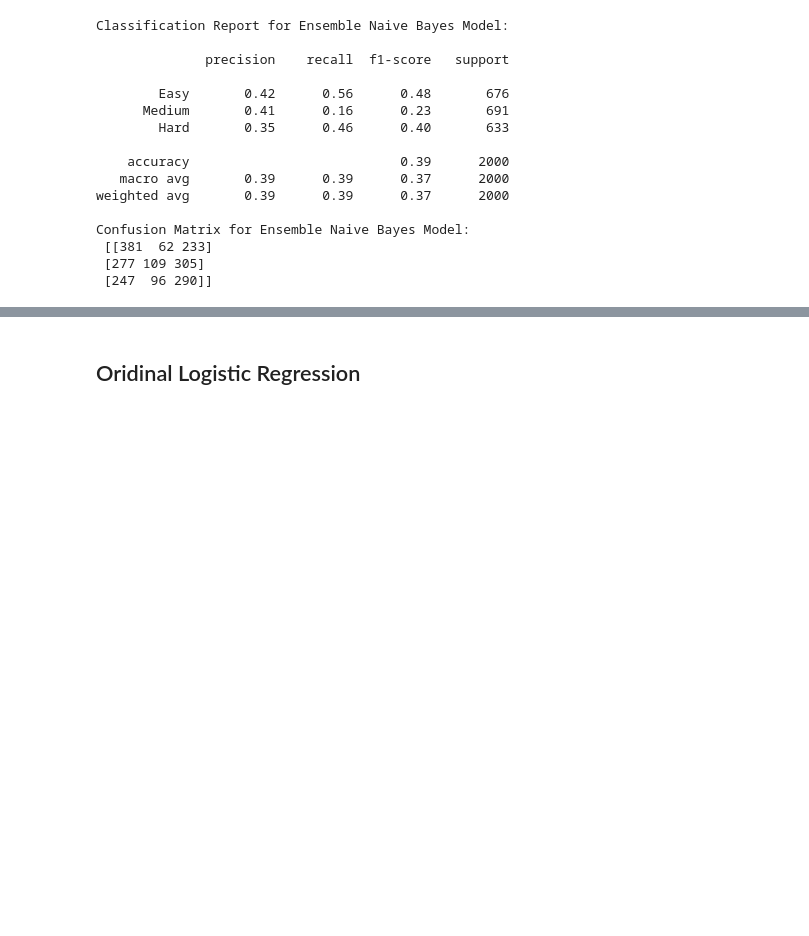
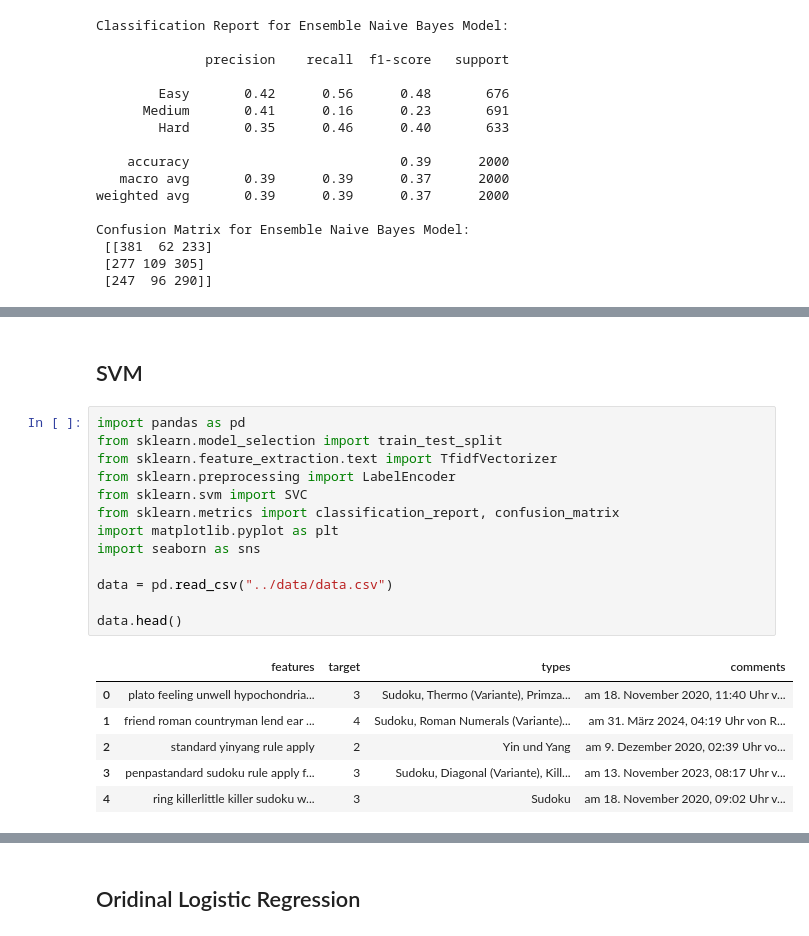
Before and after one commit to LeweLotki/sudoku_classifier, a Jupyter notebook: notebooks/training.ipynb, the cells around one changed output, grey strips where cells are left out. Cells and saved outputs as stored; diff of their text form; blank space fills up the shorter version.

```diff
--- a/notebooks/training.ipynb
+++ b/notebooks/training.ipynb
@@ -435,0 +521,22 @@ Confusion Matrix for Ensemble Naive Bayes Model:
+# %% [markdown]
+## SVM
+# %%
+import pandas as pd
+from sklearn.model_selection import train_test_split
+from sklearn.feature_extraction.text import TfidfVectorizer
+from sklearn.preprocessing import LabelEncoder
+from sklearn.svm import SVC
+from sklearn.metrics import classification_report, confusion_matrix
+import matplotlib.pyplot as plt
+import seaborn as sns
+
+data = pd.read_csv("../data/data.csv")
+
+data.head()
+# %% [output]
+|  | features | target | types | comments |
+| 0 | plato feeling unwell hypochondria... | 3 | Sudoku, Thermo (Variante), Primza... | am 18. November 2020, 11:40 Uhr v... |
+| 1 | friend roman countryman lend ear ... | 4 | Sudoku, Roman Numerals (Variante)... | am 31. März 2024, 04:19 Uhr von R... |
+| 2 | standard yinyang rule apply | 2 | Yin und Yang | am 9. Dezember 2020, 02:39 Uhr vo... |
+| 3 | penpastandard sudoku rule apply f... | 3 | Sudoku, Diagonal (Variante), Kill... | am 13. November 2023, 08:17 Uhr v... |
+| 4 | ring killerlittle killer sudoku w... | 3 | Sudoku | am 18. November 2020, 09:02 Uhr v... |
```
Also changed, not shown: parts of 18 cells of this notebook, 11 other files.
